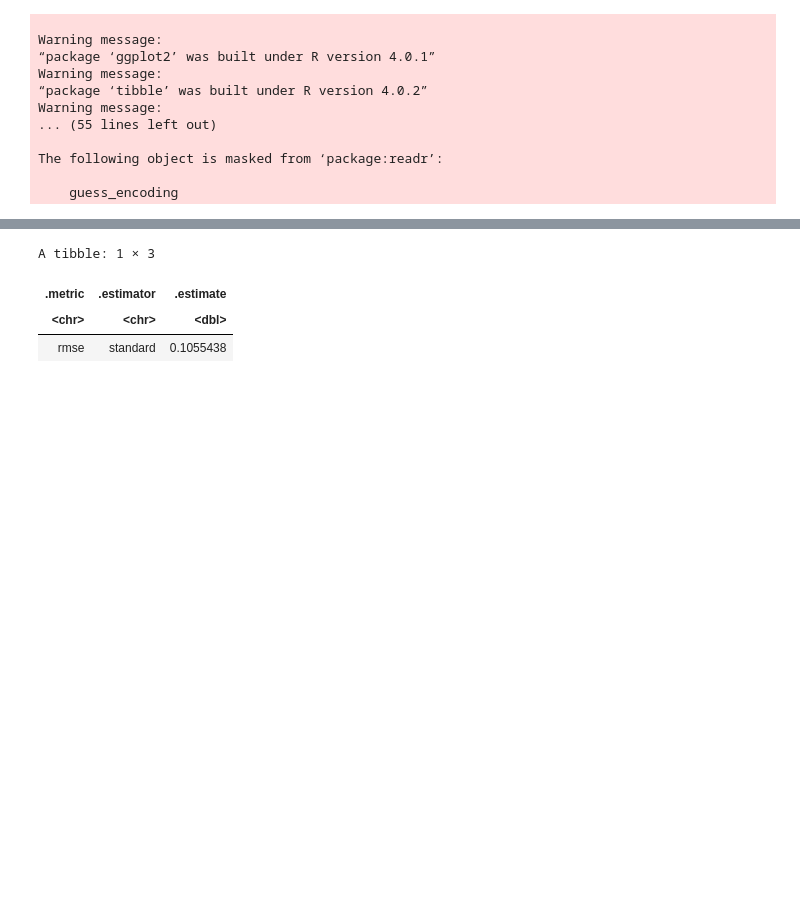
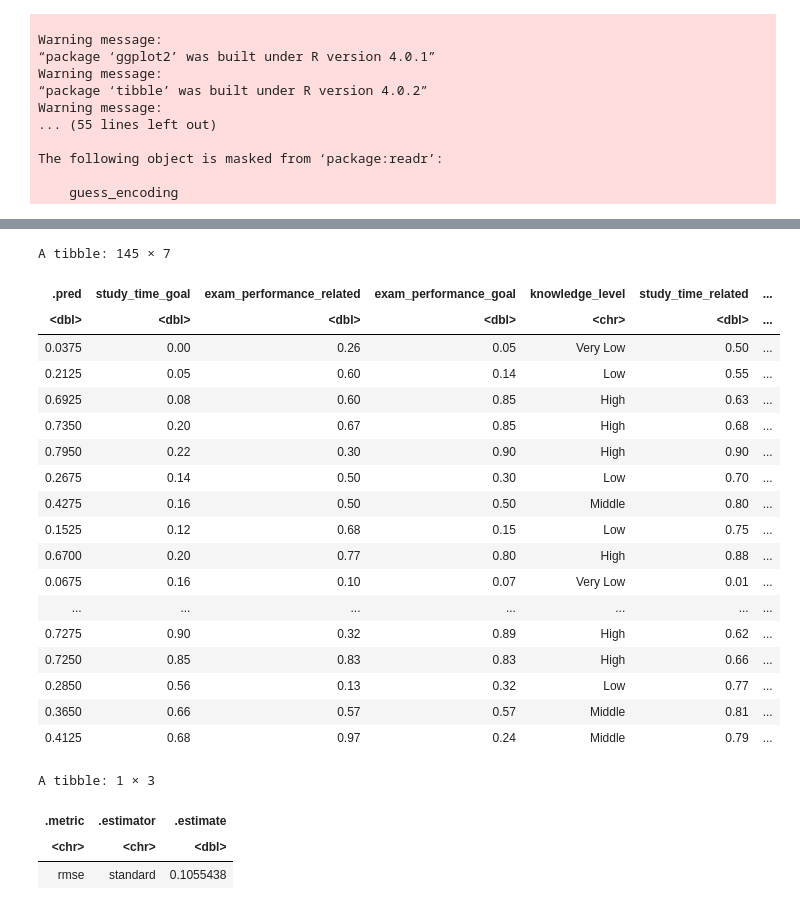
Before and after one commit to MirrenB/DSCI-100-Group-Project, a Jupyter notebook: Regression.ipynb, the cells around one changed output, grey strips where cells are left out. Cells and saved outputs as stored; diff of their text form; code cells hidden in the pictures; blank space fills up the shorter version.

```diff
--- a/Regression.ipynb
+++ b/Regression.ipynb
@@ -33,8 +33,8 @@ user_training <- read_excel("user_knowledge.xls", sheet = 2) %>%
                   exam_performance_goal = PEG,
                   knowledge_level = UNS,
                   study_time_related = STR) %>%
-            mutate(knowledge_level = recode(knowledge_level, very_low = '1', Low = '2', Middle =  '3', High = '4' )) %>%
-            mutate(knowledge_level = as.numeric(knowledge_level))
+            mutate(knowledge_level_numeric = recode(knowledge_level, very_low = '1', Low = '2', Middle =  '3', High = '4' )) %>%
+            mutate(knowledge_level_numeric = as.numeric(knowledge_level_numeric))
 user_training
 
 user_testing <- read_excel("user_knowledge.xls", sheet = 3) %>%
@@ -44,8 +44,8 @@ user_testing <- read_excel("user_knowledge.xls", sheet = 3) %>%
                   exam_performance_goal = PEG,
                   knowledge_level = UNS,
                   study_time_related = STR) %>%
-            mutate(knowledge_level = recode(knowledge_level, 'Very Low' = '1', Low = '2', Middle =  '3', High = '4' )) %>%
-            mutate(knowledge_level = as.numeric(knowledge_level))
+            mutate(knowledge_level_numeric = recode(knowledge_level, 'Very Low' = '1', Low = '2', Middle =  '3', High = '4' )) %>%
+            mutate(knowledge_level_numeric = as.numeric(knowledge_level_numeric))
 user_testing
 # %% [output]
 New names:
@@ -96,7 +96,7 @@ A tibble: 145 × 5
 set.seed(2357)
 
 # data already standardized
-knowledge_recipe <- recipe(exam_performance_goal ~ study_time_goal + exam_performance_related + knowledge_level,
+knowledge_recipe <- recipe(exam_performance_goal ~ study_time_goal + exam_performance_related + knowledge_level_numeric,
                           data = user_training)
 
 training_spec <- nearest_neighbor(weight_func = "rectangular", neighbors = tune()) %>%
@@ -111,10 +111,21 @@ training_fit <- workflow() %>%
                 add_model(training_spec) %>%
                 tune_grid(resamples = training_vfold, grid = neighbors) %>%
                 collect_metrics() %>%
-                filter(.metric == "rmse") %>%
-                arrange(mean) %>%
-                slice(1)
-training_fit
+                filter(.metric == "rmse")
+
+options(repr.plot.width = 7, repr.plot.height = 5)
+training_plot <- training_fit %>%
+                ggplot(aes(x = neighbors, y = mean)) +
+                geom_point() +
+                geom_line() +
+                labs(x = "Neighbors", y = "RMSE") +
+                ggtitle("RMSE vs. number of neighbors")
+training_plot
+
+training_results <- training_fit %>%
+                    arrange(mean) %>%
+                    slice(1)
+training_results
 # %% [output]
 A tibble: 1 × 7
 | neighbors | .metric | .estimator | mean | n | std_err | .config |
@@ -123,20 +135,42 @@ A tibble: 1 × 7
 # %%
 knowledge_spec <- training_spec <- nearest_neighbor(weight_func = "rectangular", neighbors = 4) %>%
                 set_engine("kknn") %>%
                 set_mode("regression")
 
 knowledge_fit <- workflow() %>%
                 add_recipe(knowledge_recipe) %>%
                 add_model(knowledge_spec) %>%
                 fit(user_training)
 
-knowledge_results <- predict(knowledge_fit, user_testing) %>%
-                    bind_cols(user_testing) %>%
+knowledge_prediction <- predict(knowledge_fit, user_testing) %>%
+                    bind_cols(user_testing)
+knowledge_prediction
+
+knowledge_results <- knowledge_prediction %>%
                     metrics(truth = exam_performance_goal, estimate = .pred) %>%
                     filter(.metric == "rmse")
 knowledge_results
 # %% [output]
-A tibble: 1 × 3
+A tibble: 145 × 7
-| .metric | .estimator | .estimate |
-| <chr> | <chr> | <dbl> |
-| rmse | standard | 0.1055438 |
+| .pred | study_time_goal | exam_performance_related | exam_performance_goal | knowledge_level | study_time_related | ... |
+| <dbl> | <dbl> | <dbl> | <dbl> | <chr> | <dbl> | ... |
+| 0.0375 | 0.00 | 0.26 | 0.05 | Very Low | 0.50 | ... |
+| 0.2125 | 0.05 | 0.60 | 0.14 | Low | 0.55 | ... |
+| 0.6925 | 0.08 | 0.60 | 0.85 | High | 0.63 | ... |
+| 0.7350 | 0.20 | 0.67 | 0.85 | High | 0.68 | ... |
+| 0.7950 | 0.22 | 0.30 | 0.90 | High | 0.90 | ... |
+| 0.2675 | 0.14 | 0.50 | 0.30 | Low | 0.70 | ... |
+| 0.4275 | 0.16 | 0.50 | 0.50 | Middle | 0.80 | ... |
+| 0.1525 | 0.12 | 0.68 | 0.15 | Low | 0.75 | ... |
+| 0.6700 | 0.20 | 0.77 | 0.80 | High | 0.88 | ... |
+| 0.0675 | 0.16 | 0.10 | 0.07 | Very Low | 0.01 | ... |
+| ... | ... | ... | ... | ... | ... | ... |
+| 0.7275 | 0.90 | 0.32 | 0.89 | High | 0.62 | ... |
+| 0.7250 | 0.85 | 0.83 | 0.83 | High | 0.66 | ... |
+| 0.2850 | 0.56 | 0.13 | 0.32 | Low | 0.77 | ... |
+| 0.3650 | 0.66 | 0.57 | 0.57 | Middle | 0.81 | ... |
+| 0.4125 | 0.68 | 0.97 | 0.24 | Middle | 0.79 | ... |
+A tibble: 1 × 3
+| .metric | .estimator | .estimate |
+| <chr> | <chr> | <dbl> |
+| rmse | standard | 0.1055438 |
```
Also changed, not shown: parts of 4 cells of this notebook.
